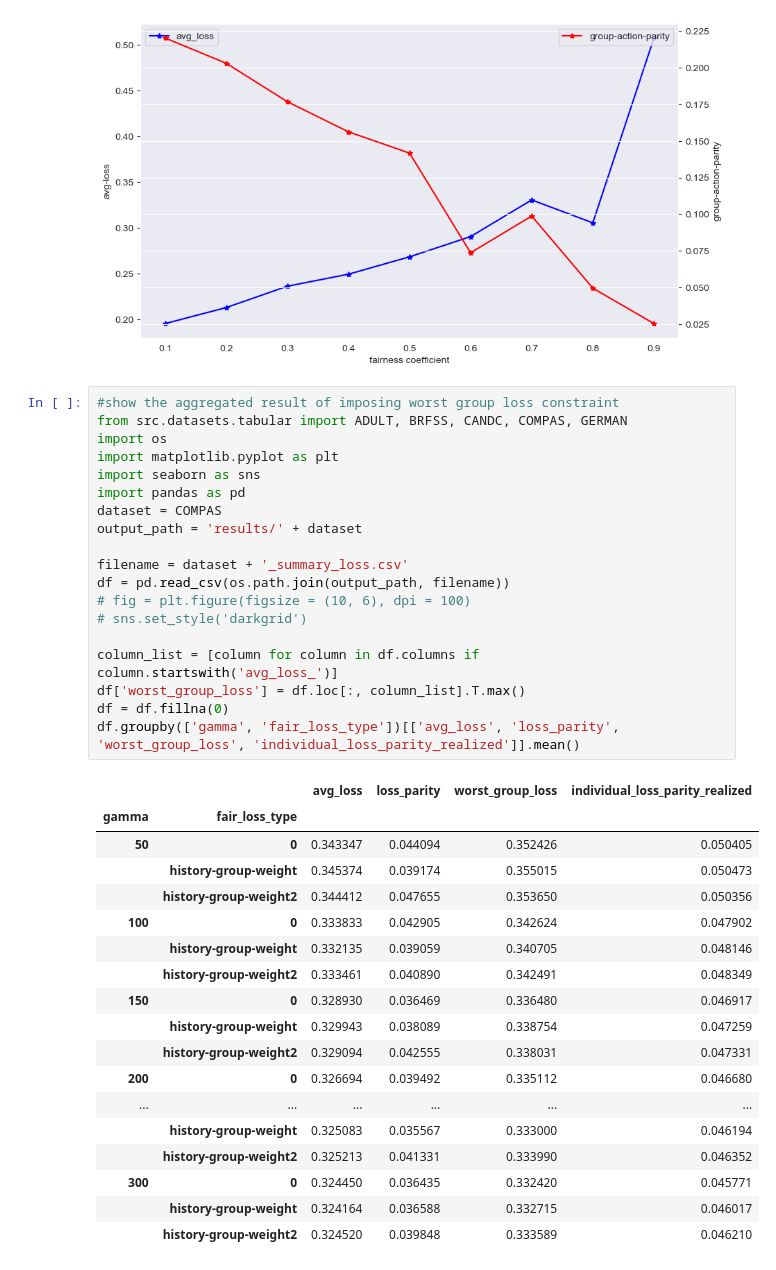
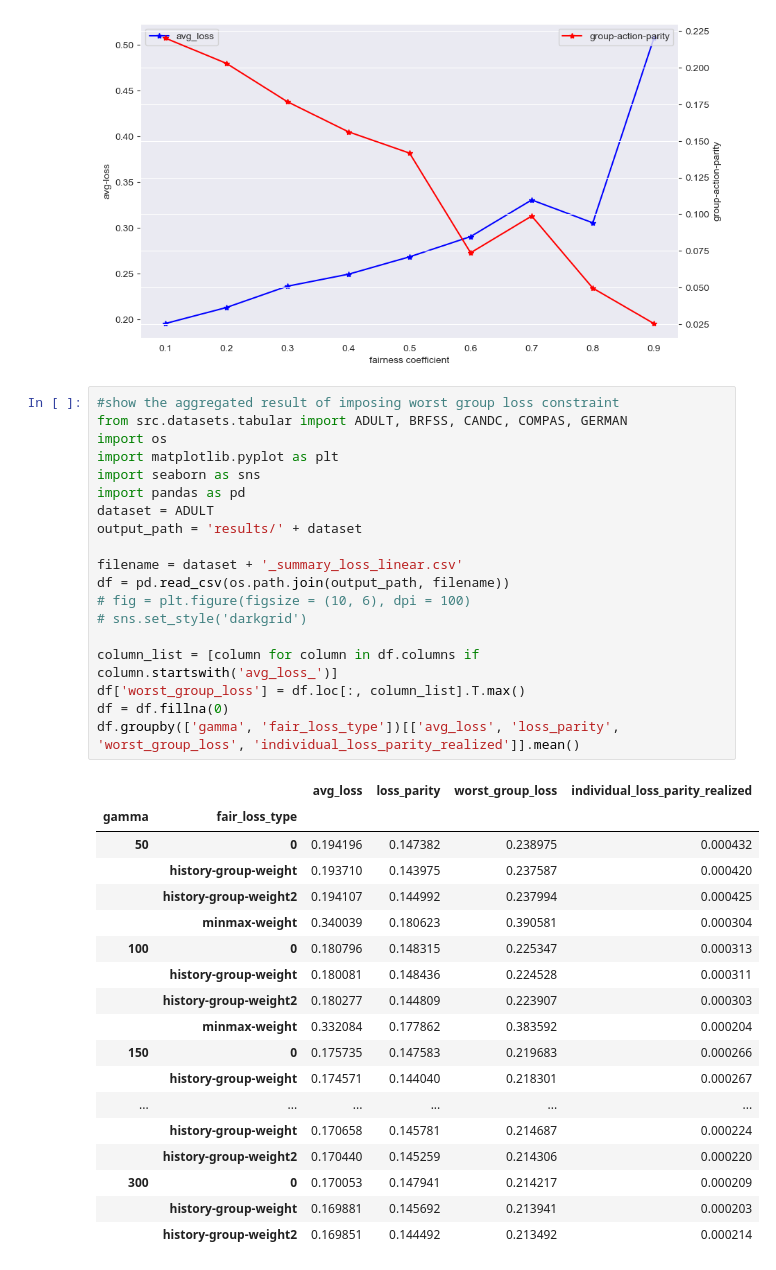
Before and after one commit to wangtianyu61/fa-alg, a Jupyter notebook: figure.ipynb, the cells around one changed output. Saved outputs shown, nothing was run; the diff lists cells and outputs as text.

```diff
--- a/figure.ipynb
+++ b/figure.ipynb
@@ -180,38 +189,38 @@ plt.show()
 # %%
 #show the aggregated result of imposing worst group loss constraint
 from src.datasets.tabular import ADULT, BRFSS, CANDC, COMPAS, GERMAN
 import os
 import matplotlib.pyplot as plt
 import seaborn as sns
 import pandas as pd
-dataset = COMPAS
+dataset = ADULT
 output_path = 'results/' + dataset
 
-filename = dataset + '_summary_loss.csv'
+filename = dataset + '_summary_loss_linear.csv'
 df = pd.read_csv(os.path.join(output_path, filename))
 # fig = plt.figure(figsize = (10, 6), dpi = 100)
 # sns.set_style('darkgrid')
 
 column_list = [column for column in df.columns if column.startswith('avg_loss_')]
 df['worst_group_loss'] = df.loc[:, column_list].T.max()
 df = df.fillna(0)
 df.groupby(['gamma', 'fair_loss_type'])[['avg_loss', 'loss_parity', 'worst_group_loss', 'individual_loss_parity_realized']].mean()
 # %% [output]
 |  |  | avg_loss | loss_parity | worst_group_loss | individual_loss_parity_realized |
 | gamma | fair_loss_type |  |  |  |  |
-| 50 | 0 | 0.343347 | 0.044094 | 0.352426 | 0.050405 |
-|  | history-group-weight | 0.345374 | 0.039174 | 0.355015 | 0.050473 |
-|  | history-group-weight2 | 0.344412 | 0.047655 | 0.353650 | 0.050356 |
-| 100 | 0 | 0.333833 | 0.042905 | 0.342624 | 0.047902 |
-|  | history-group-weight | 0.332135 | 0.039059 | 0.340705 | 0.048146 |
-|  | history-group-weight2 | 0.333461 | 0.040890 | 0.342491 | 0.048349 |
-| 150 | 0 | 0.328930 | 0.036469 | 0.336480 | 0.046917 |
-|  | history-group-weight | 0.329943 | 0.038089 | 0.338754 | 0.047259 |
-|  | history-group-weight2 | 0.329094 | 0.042555 | 0.338031 | 0.047331 |
-| 200 | 0 | 0.326694 | 0.039492 | 0.335112 | 0.046680 |
+| 50 | 0 | 0.194196 | 0.147382 | 0.238975 | 0.000432 |
+|  | history-group-weight | 0.193710 | 0.143975 | 0.237587 | 0.000420 |
+|  | history-group-weight2 | 0.194107 | 0.144992 | 0.237994 | 0.000425 |
+|  | minmax-weight | 0.340039 | 0.180623 | 0.390581 | 0.000304 |
+| 100 | 0 | 0.180796 | 0.148315 | 0.225347 | 0.000313 |
+|  | history-group-weight | 0.180081 | 0.148436 | 0.224528 | 0.000311 |
+|  | history-group-weight2 | 0.180277 | 0.144809 | 0.223907 | 0.000303 |
+|  | minmax-weight | 0.332084 | 0.177862 | 0.383592 | 0.000204 |
+| 150 | 0 | 0.175735 | 0.147583 | 0.219683 | 0.000266 |
+|  | history-group-weight | 0.174571 | 0.144040 | 0.218301 | 0.000267 |
 | ... | ... | ... | ... | ... | ... |
-|  | history-group-weight | 0.325083 | 0.035567 | 0.333000 | 0.046194 |
-|  | history-group-weight2 | 0.325213 | 0.041331 | 0.333990 | 0.046352 |
-| 300 | 0 | 0.324450 | 0.036435 | 0.332420 | 0.045771 |
-|  | history-group-weight | 0.324164 | 0.036588 | 0.332715 | 0.046017 |
-|  | history-group-weight2 | 0.324520 | 0.039848 | 0.333589 | 0.046210 |
+|  | history-group-weight | 0.170658 | 0.145781 | 0.214687 | 0.000224 |
+|  | history-group-weight2 | 0.170440 | 0.145259 | 0.214306 | 0.000220 |
+| 300 | 0 | 0.170053 | 0.147941 | 0.214217 | 0.000209 |
+|  | history-group-weight | 0.169881 | 0.145692 | 0.213941 | 0.000203 |
+|  | history-group-weight2 | 0.169851 | 0.144492 | 0.213492 | 0.000214 |
```
Also changed, not shown: parts of 3 cells of this notebook, 7 other files.
